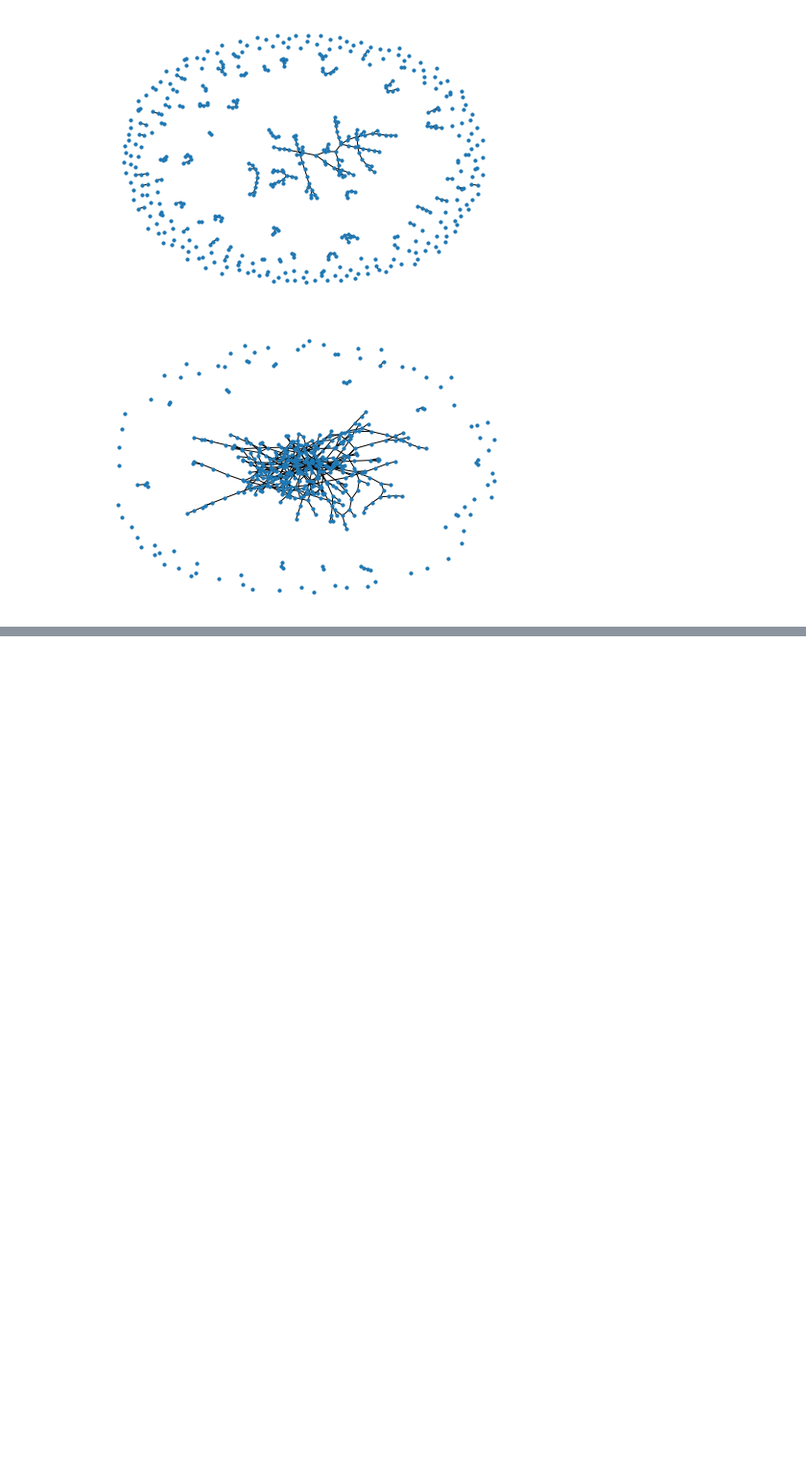
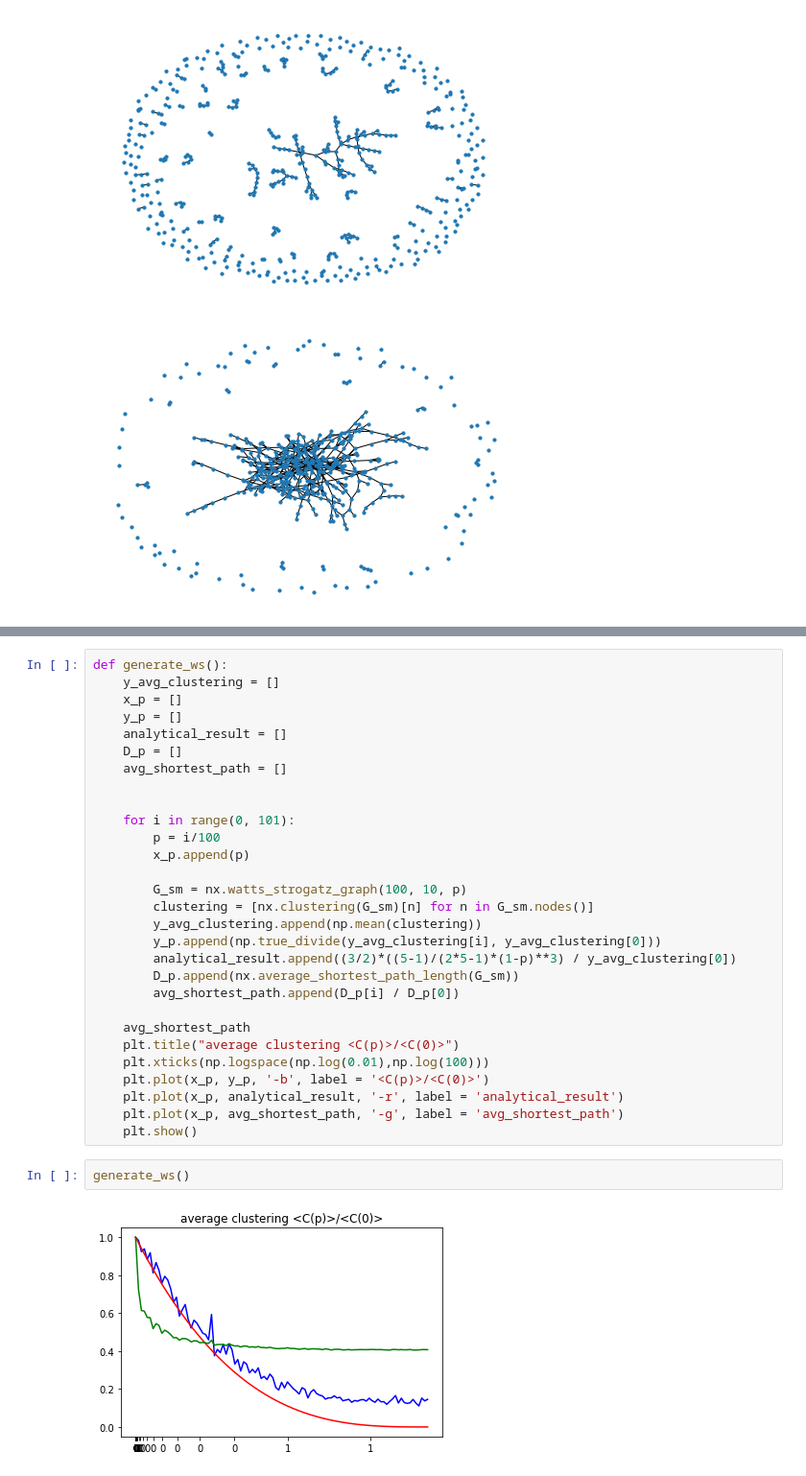
Before and after one commit to JunTu-XD/NetSci, a Jupyter notebook: assignment_4/assignment_4_Jun Tu_Guanda Zhao.ipynb, the cells around one changed output, grey strips where cells are left out. Shown at 96% size. Cells and saved outputs as stored; diff of their text form; blank space fills up the shorter version.

```diff
--- a/assignment_4/assignment_4_Jun Tu_Guanda Zhao.ipynb
+++ b/assignment_4/assignment_4_Jun Tu_Guanda Zhao.ipynb
@@ -149,0 +150,33 @@ TypeError: _logspace_dispatcher() missing 1 required positional argument: 'stop'
+# %%
+def generate_ws():
+    y_avg_clustering = []
+    x_p = []
+    y_p = []
+    analytical_result = []
+    D_p = []
+    avg_shortest_path = []
+
+
+    for i in range(0, 101):
+        p = i/100
+        x_p.append(p)
+
+        G_sm = nx.watts_strogatz_graph(100, 10, p)
+        clustering = [nx.clustering(G_sm)[n] for n in G_sm.nodes()]
+        y_avg_clustering.append(np.mean(clustering))
+        y_p.append(np.true_divide(y_avg_clustering[i], y_avg_clustering[0]))
+        analytical_result.append((3/2)*((5-1)/(2*5-1)*(1-p)**3) / y_avg_clustering[0])
+        D_p.append(nx.average_shortest_path_length(G_sm))
+        avg_shortest_path.append(D_p[i] / D_p[0])
+
+    avg_shortest_path
+    plt.title("average clustering <C(p)>/<C(0)>")
+    plt.xticks(np.logspace(np.log(0.01),np.log(100)))
+    plt.plot(x_p, y_p, '-b', label = '<C(p)>/<C(0)>')
+    plt.plot(x_p, analytical_result, '-r', label = 'analytical_result')
+    plt.plot(x_p, avg_shortest_path, '-g', label = 'avg_shortest_path')
+    plt.show()
+# %%
+generate_ws()
+# %% [output]
+[figure, added]
```
Also changed, not shown: parts of 2 cells of this notebook.
